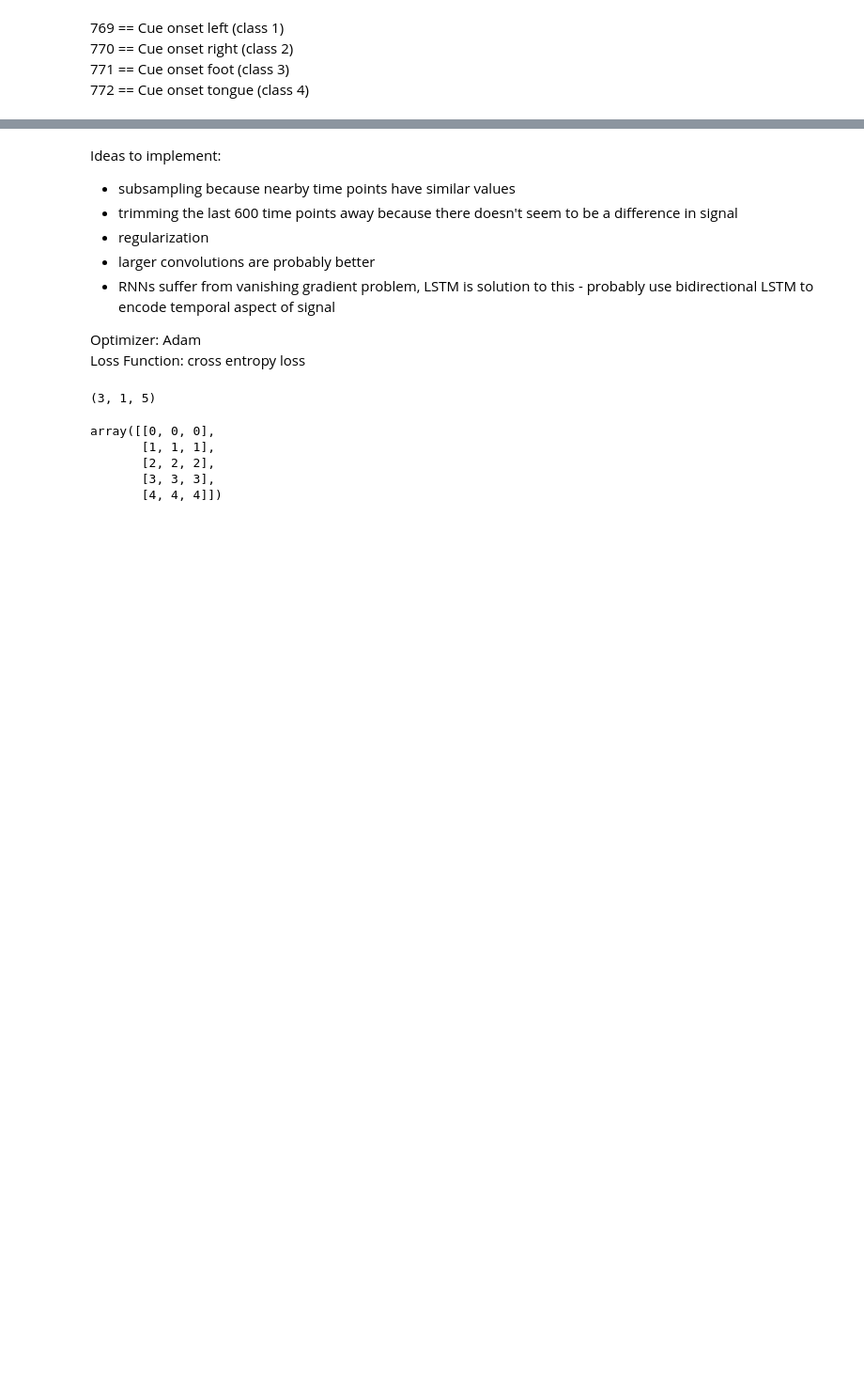
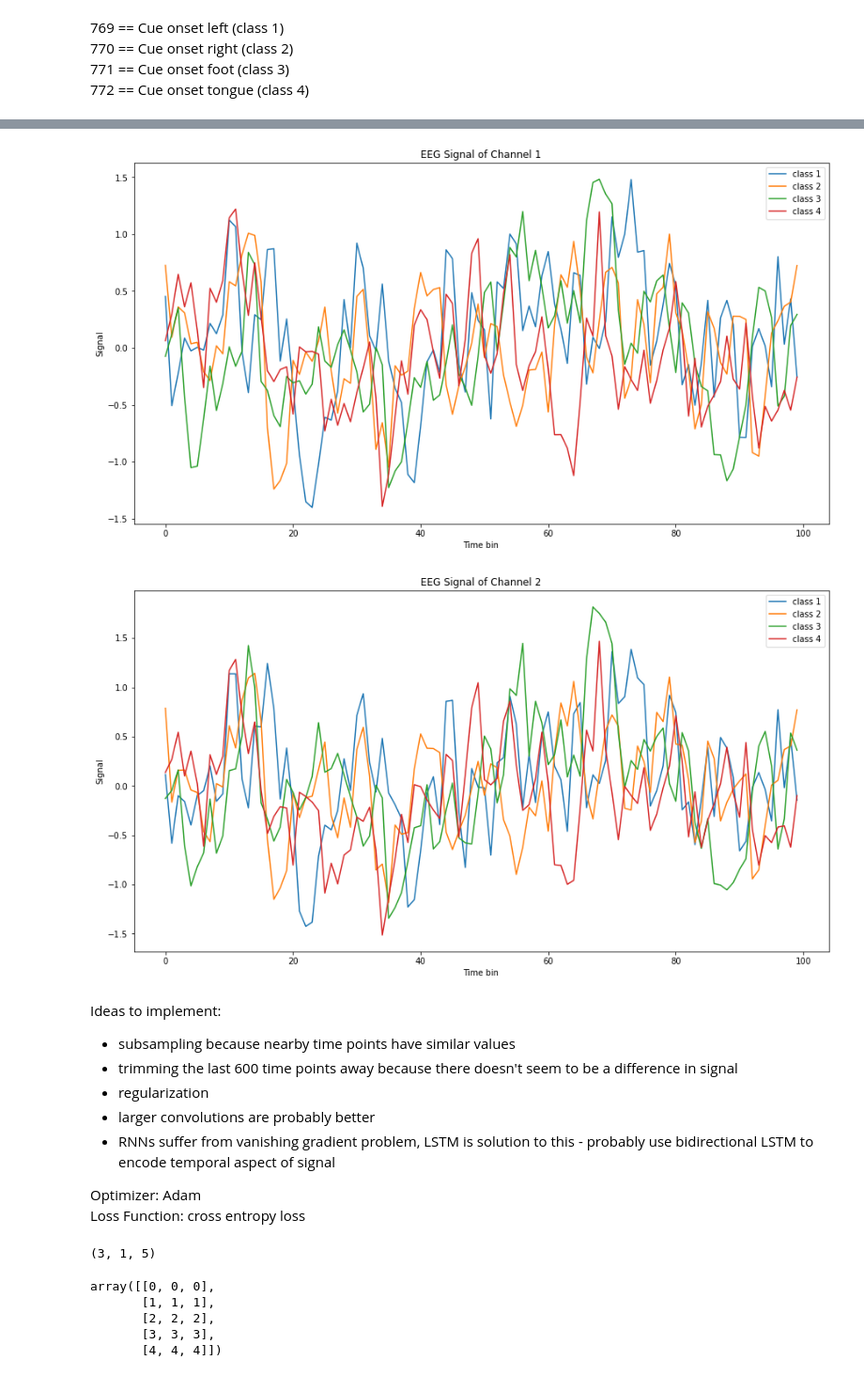
Before and after one commit to TaykhoomDalal/ECE_C147_Project, a Jupyter notebook: Taykhoom_Code/taykhoom_data_exploration.ipynb, the cells around one changed output, grey strips where cells are left out. Shown at 94% size. Saved outputs shown, nothing was run; the diff lists cells and outputs as text; code cells hidden in the pictures; blank space fills up the shorter version.

Commit message:
testing out wdba function

```diff
--- a/Taykhoom_Code/taykhoom_data_exploration.ipynb
+++ b/Taykhoom_Code/taykhoom_data_exploration.ipynb
@@ -58,17 +67,22 @@ for i in range(2):
 # %%
-X_noisy = aug.spawner(X_train_valid, y_train_valid)
+temp = X_train_valid[:, 0:500, :]
+temp = preprocessing.subsample(temp)
+X_noisy = aug.wdba(temp, y_train_valid)
 
 for i in range(2):
     plt.figure(figsize=(15, 8))
     plt.plot(X_noisy[2, :, i], label='class 1') # trial 3, channel 1, across all time points
     plt.plot(X_noisy[7, :, i], label='class 2') # trial 8, channel 1, across all time points
     plt.plot(X_noisy[0, :, i], label='class 3') # trial 1, channel 1, across all time points
     plt.plot(X_noisy[1, :, i], label='class 4') # trial 2, channel 1, across all time points
     plt.legend(loc="upper right")
     plt.title('EEG Signal of Channel %d' % (i+1))
     plt.xlabel('Time bin')
     plt.ylabel('Signal')
     plt.show()
+# %% [output]
+[figure, added]
+[figure, added]
 # %% [markdown]
 Ideas to implement:
 - subsampling because nearby time points have similar values
```
Also changed, not shown: parts of 2 cells of this notebook.
